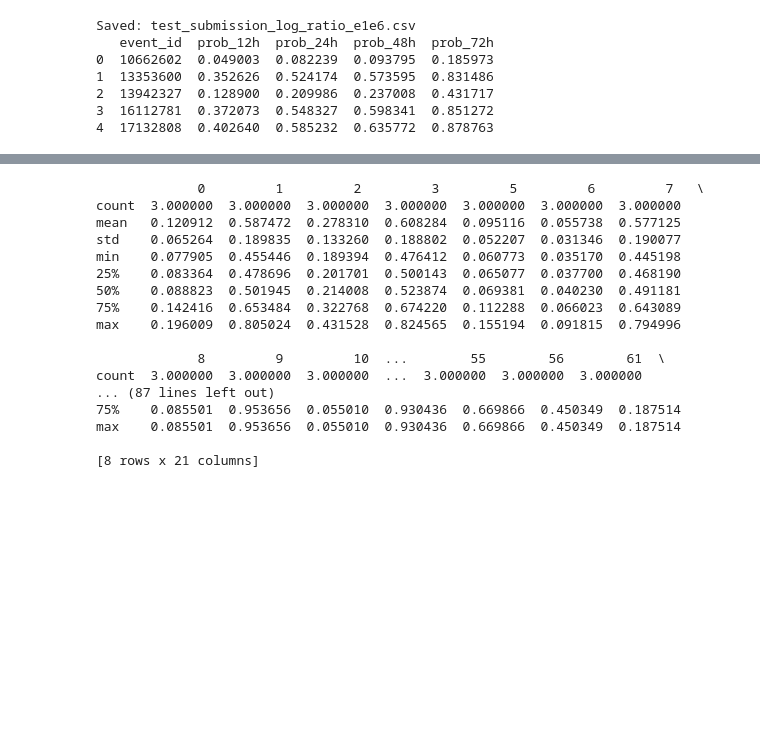
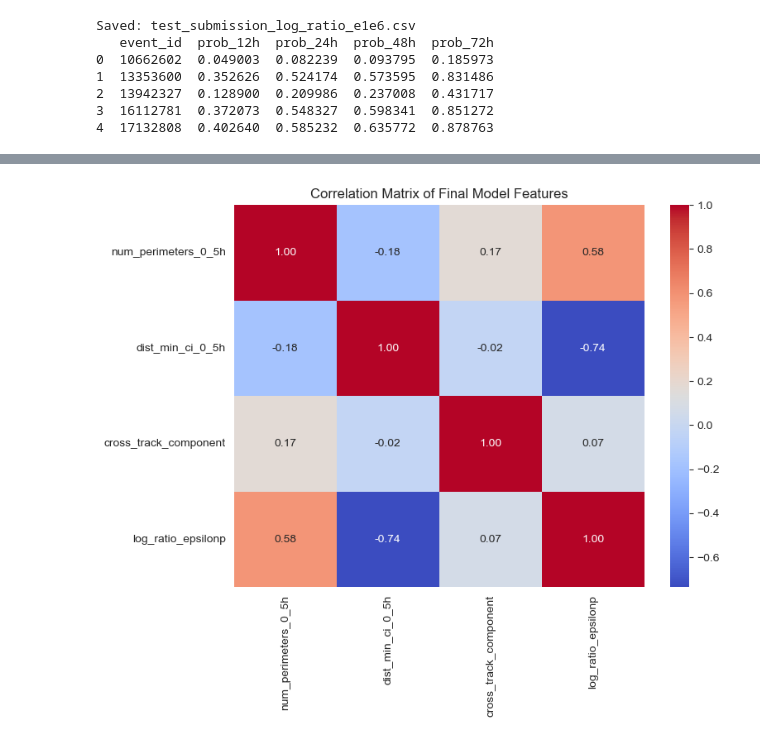
Before and after one commit to aydinkhan2005/Fire-Risk-Predictor, a Jupyter notebook: draft.ipynb, the cells around one changed output, grey strips where cells are left out. Saved outputs shown, nothing was run; the diff lists cells and outputs as text; code cells hidden in the pictures; blank space fills up the shorter version.

Commit message:
New best performing model + test at area_first_ha raw

```diff
--- a/draft.ipynb
+++ b/draft.ipynb
@@ -831,40 +727,9 @@ Saved: test_submission_stratified_model.csv
-# %%
-# Check survival predictions — are any probabilities nonsensical?
-test_preds = 1 - cph_stratified.predict_survival_function(
-    test_sub_scaled[MODEL_FEATURES + ['perimeter_group']],
-    times=[24, 48, 72]
-)
-print(test_preds.describe())
-print(f"\nAny NaN: {test_preds.isna().any().any()}")
-print(f"Any > 1: {(test_preds > 1).any().any()}")
-print(f"Any < 0: {(test_preds < 0).any().any()}")
-
-# Check predictions by stratum
-test_sub_scaled['perimeter_group_check'] = test_sub_scaled['perimeter_group']
-print("\nPredictions by perimeter group:")
-for g in [0, 1]:
-    mask = test_sub_scaled['perimeter_group'] == g
-    group_preds = 1 - cph_stratified.predict_survival_function(
-        test_sub_scaled[mask][MODEL_FEATURES + ['perimeter_group']],
-        times=[24, 48, 72]
-    )
-    print(f"\nGroup {g} (n={mask.sum()}):")
-    print(group_preds.describe())
-# %% [output]
-             0         1         2         3         5         6         7   \
-count  3.000000  3.000000  3.000000  3.000000  3.000000  3.000000  3.000000
-mean   0.120912  0.587472  0.278310  0.608284  0.095116  0.055738  0.577125
-std    0.065264  0.189835  0.133260  0.188802  0.052207  0.031346  0.190077
-min    0.077905  0.455446  0.189394  0.476412  0.060773  0.035170  0.445198
-25%    0.083364  0.478696  0.201701  0.500143  0.065077  0.037700  0.468190
-50%    0.088823  0.501945  0.214008  0.523874  0.069381  0.040230  0.491181
-75%    0.142416  0.653484  0.322768  0.674220  0.112288  0.066023  0.643089
-max    0.196009  0.805024  0.431528  0.824565  0.155194  0.091815  0.794996
-
-             8         9         10  ...        55        56        61  \
-count  3.000000  3.000000  3.000000  ...  3.000000  3.000000  3.000000
-... (87 lines left out)
-75%    0.085501  0.953656  0.055010  0.930436  0.669866  0.450349  0.187514
-max    0.085501  0.953656  0.055010  0.930436  0.669866  0.450349  0.187514
-
-[8 rows x 21 columns]
+# %%
+# print the correlation matrix of the final model features
+corr_matrix = train_sub_scaled[MODEL_FEATURES].corr()
+plt.figure(figsize=(8, 6))
+sns.heatmap(corr_matrix, annot=True, cmap='coolwarm', fmt='.2f')
+plt.title('Correlation Matrix of Final Model Features')
+plt.show()
+# %% [output]
+[figure, added]
```
Also changed, not shown: parts of 7 cells of this notebook, 1 other file.
